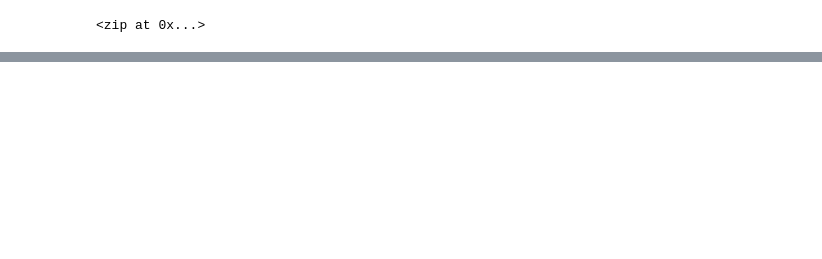
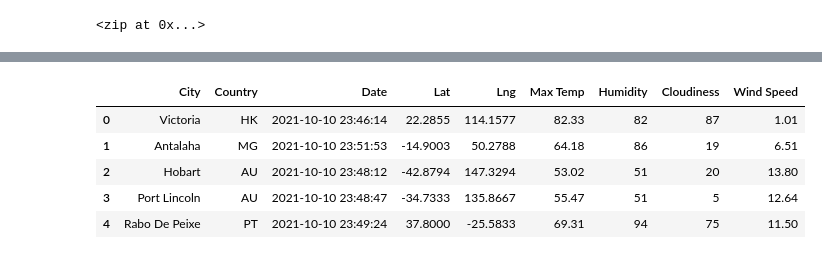
Before and after one commit to CrossCreed/World_Weather_Analysis, a Jupyter notebook: WeatherPy.ipynb, the cells around one changed output, grey strips where cells are left out. Cells and saved outputs as stored; diff of their text form; code cells hidden in the pictures; blank space fills up the shorter version.

```diff
--- a/WeatherPy.ipynb
+++ b/WeatherPy.ipynb
@@ -56,0 +168,11 @@ len(cities)
+# %%
+new_column_order = ["City", "Country", "Date", "Lat", "Lng", "Max Temp", "Humidity", "Cloudiness", "Wind Speed"]
+city_data_df = city_data_df[new_column_order]
+city_data_df.head(5)
+# %% [output]
+|  | City | Country | Date | Lat | Lng | Max Temp | Humidity | Cloudiness | Wind Speed |
+| 0 | Victoria | HK | 2021-10-10 23:46:14 | 22.2855 | 114.1577 | 82.33 | 82 | 87 | 1.01 |
+| 1 | Antalaha | MG | 2021-10-10 23:51:53 | -14.9003 | 50.2788 | 64.18 | 86 | 19 | 6.51 |
+| 2 | Hobart | AU | 2021-10-10 23:48:12 | -42.8794 | 147.3294 | 53.02 | 51 | 20 | 13.80 |
+| 3 | Port Lincoln | AU | 2021-10-10 23:48:47 | -34.7333 | 135.8667 | 55.47 | 51 | 5 | 12.64 |
+| 4 | Rabo De Peixe | PT | 2021-10-10 23:49:24 | 37.8000 | -25.5833 | 69.31 | 94 | 75 | 11.50 |
```
Also changed, not shown: parts of 6 cells of this notebook, 1 other file.
